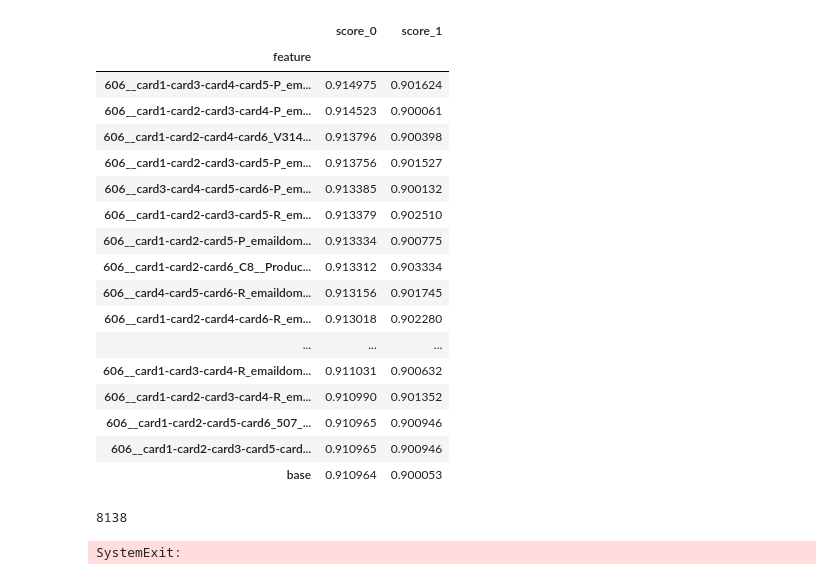
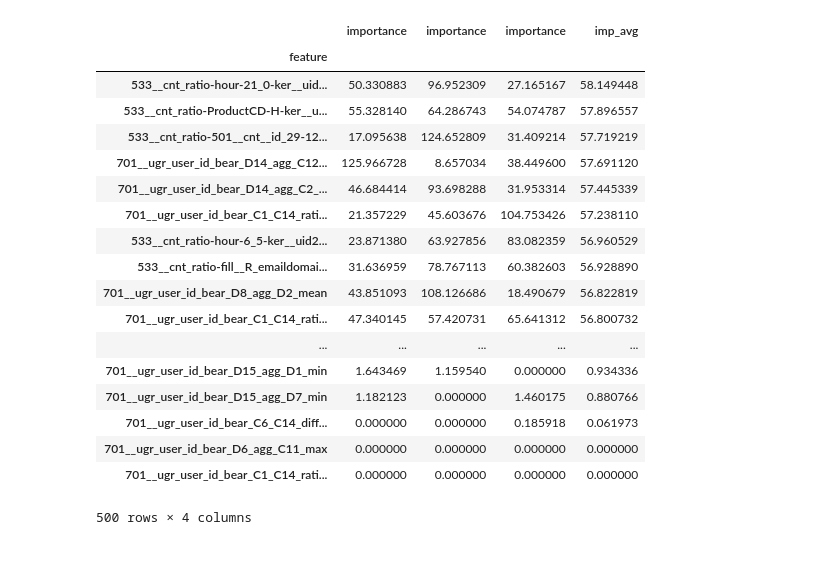
Before and after one commit to yryrgogo/ieee-fraud-5th-place, a Jupyter notebook: src/911_ieee__lgb_downsampling_single_valid_feature.ipynb, the cells around one changed output. Drawn from its saved outputs; the diff is of its cells as text; code cells hidden in the pictures.

```diff
--- a/src/911_ieee__lgb_downsampling_single_valid_feature.ipynb
+++ b/src/911_ieee__lgb_downsampling_single_valid_feature.ipynb
@@ -487,36 +374,0 @@ result[result['score_0']>=0.91497]
-# %%
-exp_no = 4
-df_feature = pd.read_csv(save_file_path)
-df_feature.columns = ['exp_no', 'fold', 'feature', 'score']
-df_feature = df_feature[df_feature['exp_no']==exp_no]
-df_feature.drop('exp_no', axis=1, inplace=True)
-fold0 = df_feature[df_feature.fold==0].set_index('feature').drop('fold', axis=1)
-fold0.columns = ['score_0']
-fold1 = df_feature[df_feature.fold==1].set_index('feature').drop('fold', axis=1)
-fold1.columns = ['score_1']
-
-result = fold0.join(fold1)
-result = result.drop_duplicates()
-result.sort_values(by='score_0', ascending=False, inplace=True)
-base_0 = result.loc['base']['score_0']
-base_1 = result.loc['base']['score_1']
-result[(result['score_0']>=base_0) & (result['score_1']>=base_1)]
-# %% [output]
-|  | score_0 | score_1 |
-| feature |  |  |
-| 606__card1-card3-card4-card5-P_em... | 0.914975 | 0.901624 |
-| 606__card1-card2-card3-card4-P_em... | 0.914523 | 0.900061 |
-| 606__card1-card2-card4-card6_V314... | 0.913796 | 0.900398 |
-| 606__card1-card2-card3-card5-P_em... | 0.913756 | 0.901527 |
-| 606__card3-card4-card5-card6-P_em... | 0.913385 | 0.900132 |
-| 606__card1-card2-card3-card5-R_em... | 0.913379 | 0.902510 |
-| 606__card1-card2-card5-P_emaildom... | 0.913334 | 0.900775 |
-| 606__card1-card2-card6_C8__Produc... | 0.913312 | 0.903334 |
-| 606__card4-card5-card6-R_emaildom... | 0.913156 | 0.901745 |
-| 606__card1-card2-card4-card6-R_em... | 0.913018 | 0.902280 |
-| ... | ... | ... |
-| 606__card1-card3-card4-R_emaildom... | 0.911031 | 0.900632 |
-| 606__card1-card2-card3-card4-R_em... | 0.910990 | 0.901352 |
-| 606__card1-card2-card5-card6_507_... | 0.910965 | 0.900946 |
-| 606__card1-card2-card3-card5-card... | 0.910965 | 0.900946 |
-| base | 0.910964 | 0.900053 |
@@ -533,9 +375,32 @@ for i, path in enumerate(path_list[idx:idx+20]):
-# %%
-path_list = sorted(glob('../feature/check_trush/*.gz'))
-for i, path in enumerate(sorted(path_list)):
-    if path.count('606__card1-card3-card4-card5-P_emaildomain_prefix_V282__ProductCD-C'):
-        print(i)
-        sys.exit()
-# %% [output]
-8138
-SystemExit:
+# %%
+key1 = '70'
+key2 = '533'
+idx = [col for col in df_feim.index if
+       col.count(key1)
+#        and
+       or
+       col.count(key2)
+      ]
+feim = df_feim.loc[idx]
+# feim = df_feim
+feim.tail(500)
+# %% [output]
+|  | importance | importance | importance | imp_avg |
+| feature |  |  |  |  |
+| 533__cnt_ratio-hour-21_0-ker__uid... | 50.330883 | 96.952309 | 27.165167 | 58.149448 |
+| 533__cnt_ratio-ProductCD-H-ker__u... | 55.328140 | 64.286743 | 54.074787 | 57.896557 |
+| 533__cnt_ratio-501__cnt__id_29-12... | 17.095638 | 124.652809 | 31.409214 | 57.719219 |
+| 701__ugr_user_id_bear_D14_agg_C12... | 125.966728 | 8.657034 | 38.449600 | 57.691120 |
+| 701__ugr_user_id_bear_D14_agg_C2_... | 46.684414 | 93.698288 | 31.953314 | 57.445339 |
+| 701__ugr_user_id_bear_C1_C14_rati... | 21.357229 | 45.603676 | 104.753426 | 57.238110 |
+| 533__cnt_ratio-hour-6_5-ker__uid2... | 23.871380 | 63.927856 | 83.082359 | 56.960529 |
+| 533__cnt_ratio-fill__R_emaildomai... | 31.636959 | 78.767113 | 60.382603 | 56.928890 |
+| 701__ugr_user_id_bear_D8_agg_D2_mean | 43.851093 | 108.126686 | 18.490679 | 56.822819 |
+| 701__ugr_user_id_bear_C1_C14_rati... | 47.340145 | 57.420731 | 65.641312 | 56.800732 |
+| ... | ... | ... | ... | ... |
+| 701__ugr_user_id_bear_D15_agg_D1_min | 1.643469 | 1.159540 | 0.000000 | 0.934336 |
+| 701__ugr_user_id_bear_D15_agg_D7_min | 1.182123 | 0.000000 | 1.460175 | 0.880766 |
+| 701__ugr_user_id_bear_C6_C14_diff... | 0.000000 | 0.000000 | 0.185918 | 0.061973 |
+| 701__ugr_user_id_bear_D6_agg_C11_max | 0.000000 | 0.000000 | 0.000000 | 0.000000 |
+| 701__ugr_user_id_bear_C1_C14_rati... | 0.000000 | 0.000000 | 0.000000 | 0.000000 |
+500 rows × 4 columns
```
Also changed, not shown: parts of 9 cells of this notebook, 17 other files.
